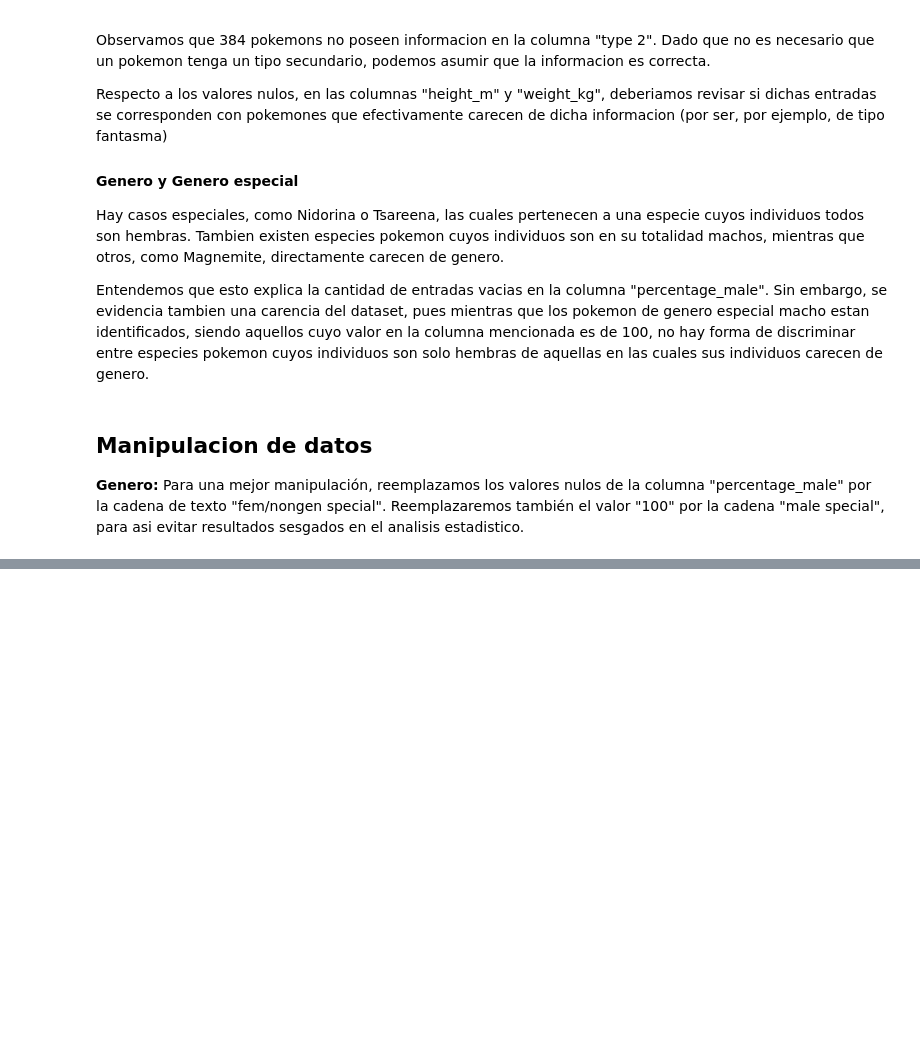
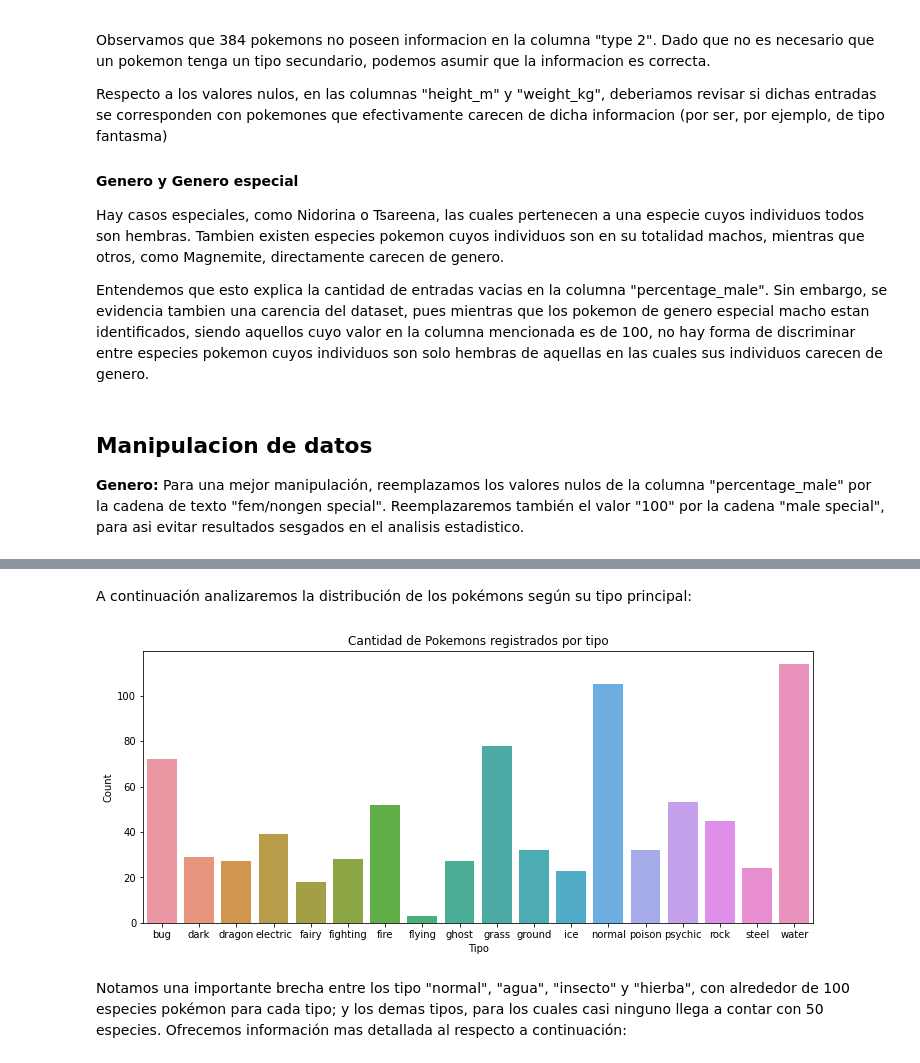
Before and after one commit to GuntherFrager/Pokemon_combat_winning_prediction, a Jupyter notebook: EDA_-_Pokemon.ipynb, the cells around one changed output, grey strips where cells are left out. Saved outputs shown, nothing was run; the diff lists cells and outputs as text; code cells hidden in the pictures; blank space fills up the shorter version.

```diff
--- a/EDA_-_Pokemon.ipynb
+++ b/EDA_-_Pokemon.ipynb
@@ -190,0 +299,17 @@ See the caveats in the documentation: https://pandas.pydata.org/pandas-docs/stab
+# %% [markdown]
+A continuación analizaremos la distribución de los pokémons según su tipo principal:
+# %%
+plt.figure(figsize=(12,5))
+
+type1valores= dataset.groupby('type1').type1.count()
+
+plt.title("Cantidad de Pokemons registrados por tipo")
+
+g = sns.barplot(x=type1valores.index, y=type1valores, )
+g.set_xlabel('Tipo')
+g.set_ylabel('Count')
+plt.show()
+# %% [output]
+[figure, added]
+# %% [markdown]
+Notamos una importante brecha entre los tipo "normal", "agua", "insecto" y "hierba", con alrededor de 100 especies pokémon para cada tipo; y los demas tipos, para los cuales casi ninguno llega a contar con 50 especies. Ofrecemos información mas detallada al respecto a continuación:
```
Also changed, not shown: parts of 51 cells of this notebook.
